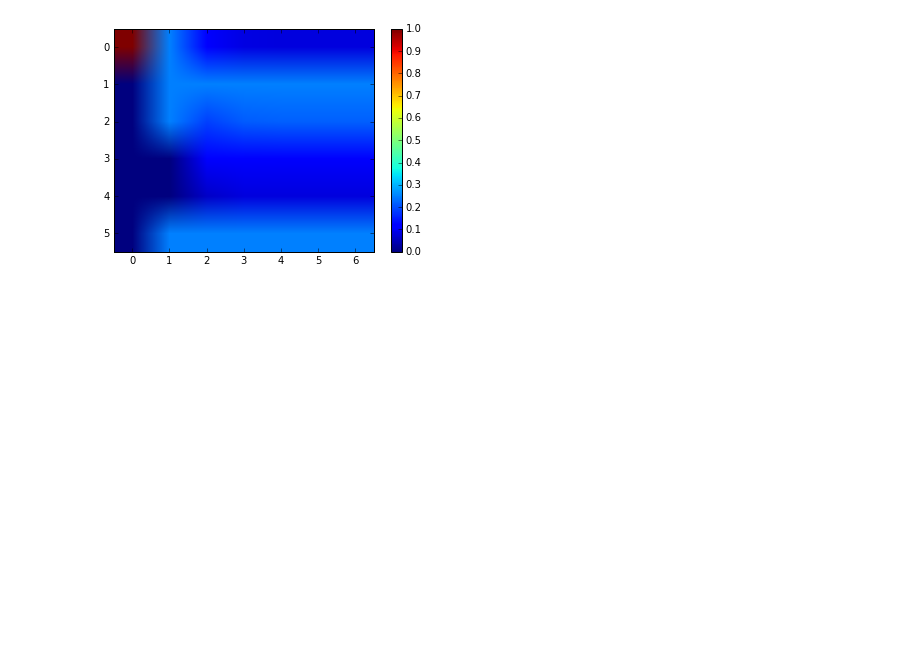
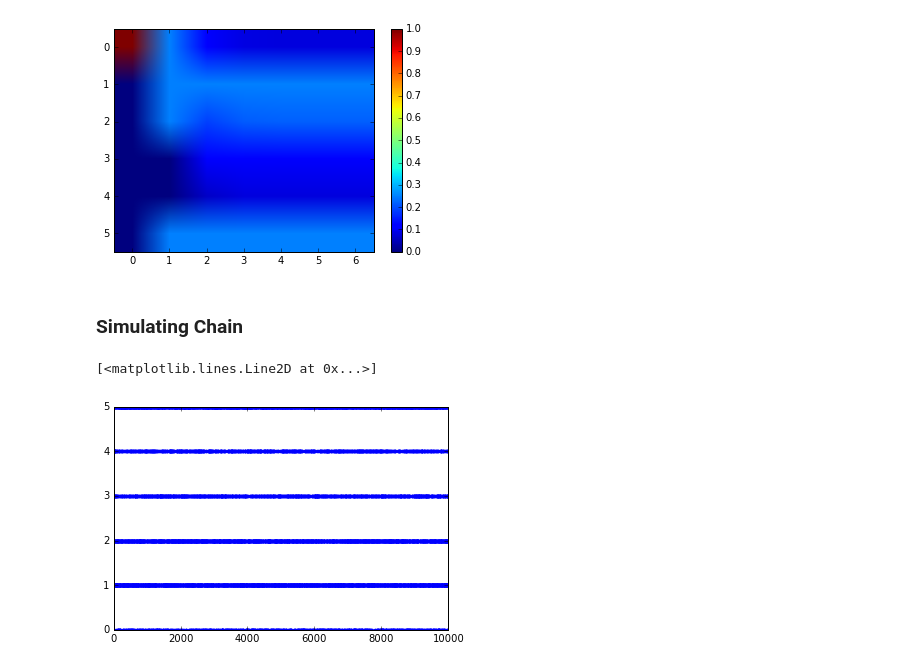
Before and after one commit to Bogazici-CMPE548-Spring2016/Cmpe548-Assignment2, a Jupyter notebook: assignment2.ipynb, the cells around one changed output. Cells and saved outputs as stored; diff of their text form; code cells hidden in the pictures; blank space fills up the shorter version.

```diff
--- a/assignment2.ipynb
+++ b/assignment2.ipynb
@@ -102,3 +102,28 @@ plt.imshow(np.transpose(pi_over_t));
 plt.colorbar();
 # %% [output]
 [figure]
+# %% [markdown]
+### Simulating Chain
+# %%
+size = 10000
+M = 50
+state = 0
+B = np.transpose(A) ## for convenience (B[0] == die's top face is 1)
+p = []
+
+for y in range(size):
+    for i in range(M):
+        temp_cdf_value = 0
+        rn = np.random.rand(1)
+        for j in range(6):
+            temp_cdf_value += B[state][j]
+            if temp_cdf_value > rn:
+                state = j
+                break
+    p.append(state)
+# %%
+plt.plot(p,'.')
+np.
+# %% [output]
+[<matplotlib.lines.Line2D at 0x...>]
+[figure, added]
```
Also changed, not shown: parts of 2 cells of this notebook.
